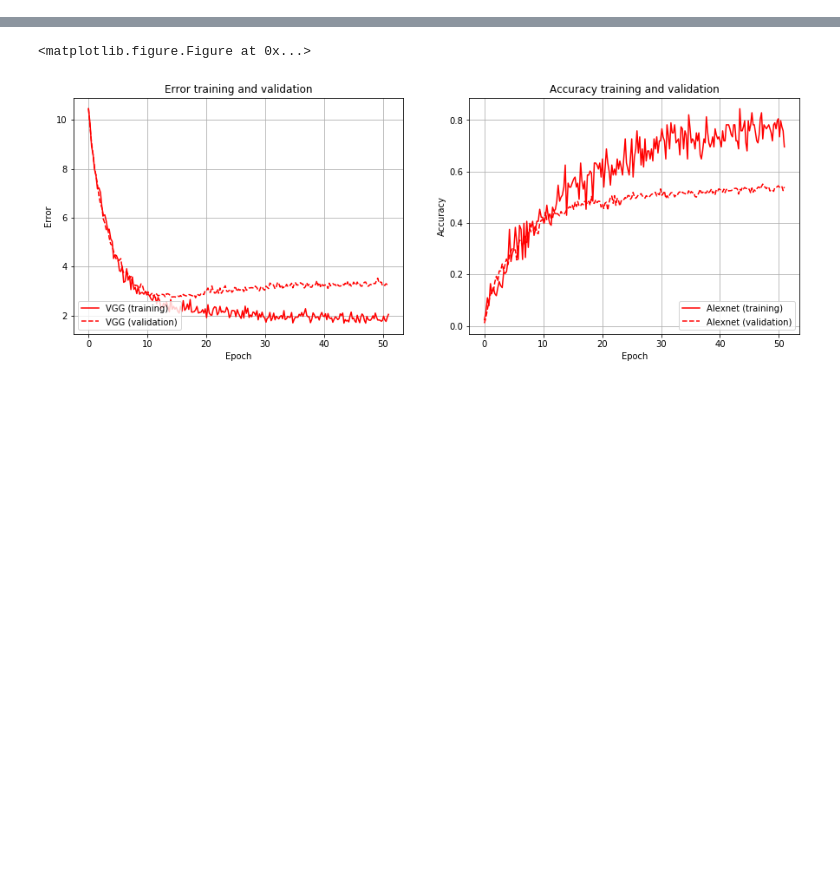
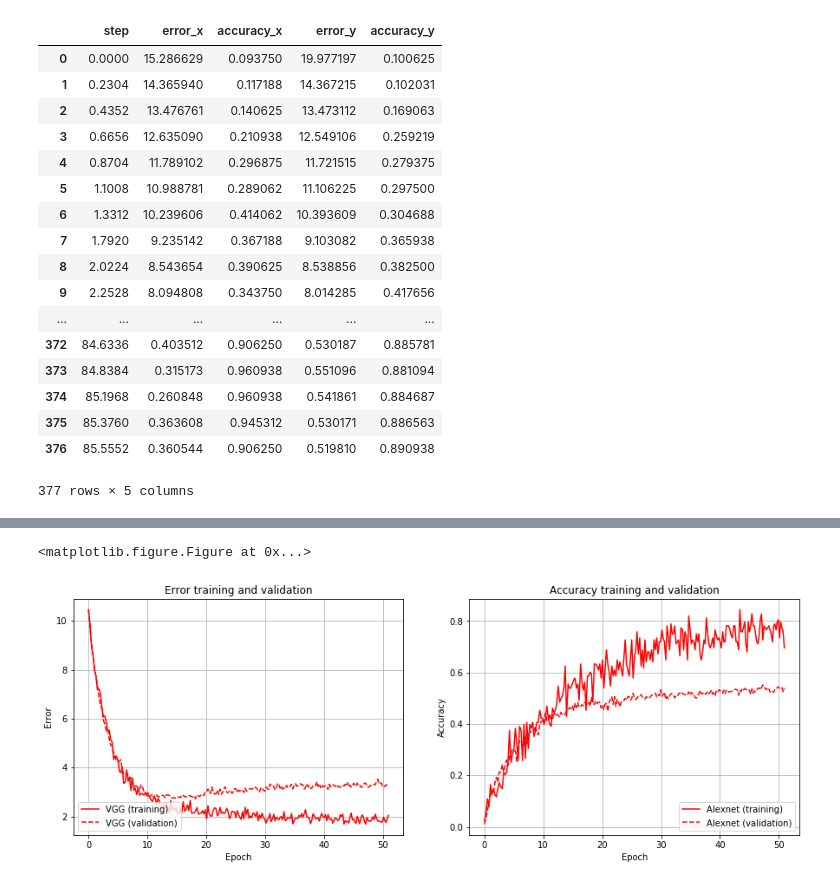
Before and after one commit to ridlonurrahman/cnn-playground, a Jupyter notebook: notebooks/vgg_dropout/plot.ipynb, the cells around one changed output, grey strips where cells are left out. Saved outputs shown, nothing was run; the diff lists cells and outputs as text; code cells hidden in the pictures; blank space fills up the shorter version.

```diff
--- a/notebooks/vgg_dropout/plot.ipynb
+++ b/notebooks/vgg_dropout/plot.ipynb
@@ -19,6 +20,27 @@ validation_df = pd.DataFrame(validation_data, index=validation_data.transpose()[
 plot_df = pd.merge(training_df,validation_df,how='inner',on=['step','step'])
 # %%
 plot_data = plot_df.as_matrix().transpose()
+# %%
+plot_df
+# %% [output]
+|  | step | error_x | accuracy_x | error_y | accuracy_y |
+| 0 | 0.0000 | 15.286629 | 0.093750 | 19.977197 | 0.100625 |
+| 1 | 0.2304 | 14.365940 | 0.117188 | 14.367215 | 0.102031 |
+| 2 | 0.4352 | 13.476761 | 0.140625 | 13.473112 | 0.169063 |
+| 3 | 0.6656 | 12.635090 | 0.210938 | 12.549106 | 0.259219 |
+| 4 | 0.8704 | 11.789102 | 0.296875 | 11.721515 | 0.279375 |
+| 5 | 1.1008 | 10.988781 | 0.289062 | 11.106225 | 0.297500 |
+| 6 | 1.3312 | 10.239606 | 0.414062 | 10.393609 | 0.304688 |
+| 7 | 1.7920 | 9.235142 | 0.367188 | 9.103082 | 0.365938 |
+| 8 | 2.0224 | 8.543654 | 0.390625 | 8.538856 | 0.382500 |
+| 9 | 2.2528 | 8.094808 | 0.343750 | 8.014285 | 0.417656 |
+| ... | ... | ... | ... | ... | ... |
+| 372 | 84.6336 | 0.403512 | 0.906250 | 0.530187 | 0.885781 |
+| 373 | 84.8384 | 0.315173 | 0.960938 | 0.551096 | 0.881094 |
+| 374 | 85.1968 | 0.260848 | 0.960938 | 0.541861 | 0.884687 |
+| 375 | 85.3760 | 0.363608 | 0.945312 | 0.530171 | 0.886563 |
+| 376 | 85.5552 | 0.360544 | 0.906250 | 0.519810 | 0.890938 |
+377 rows × 5 columns
 # %%
 ax = plt.figure()
 plt.figure(figsize=(15,5))
```
Also changed, not shown: parts of 2 cells of this notebook, 7 other files.
